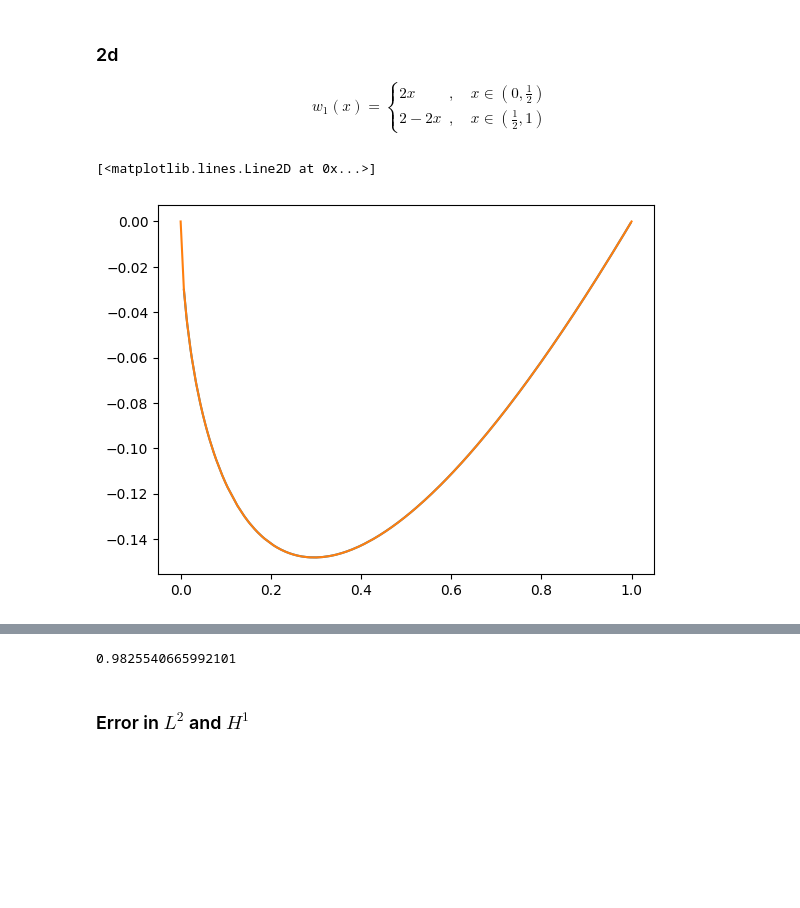
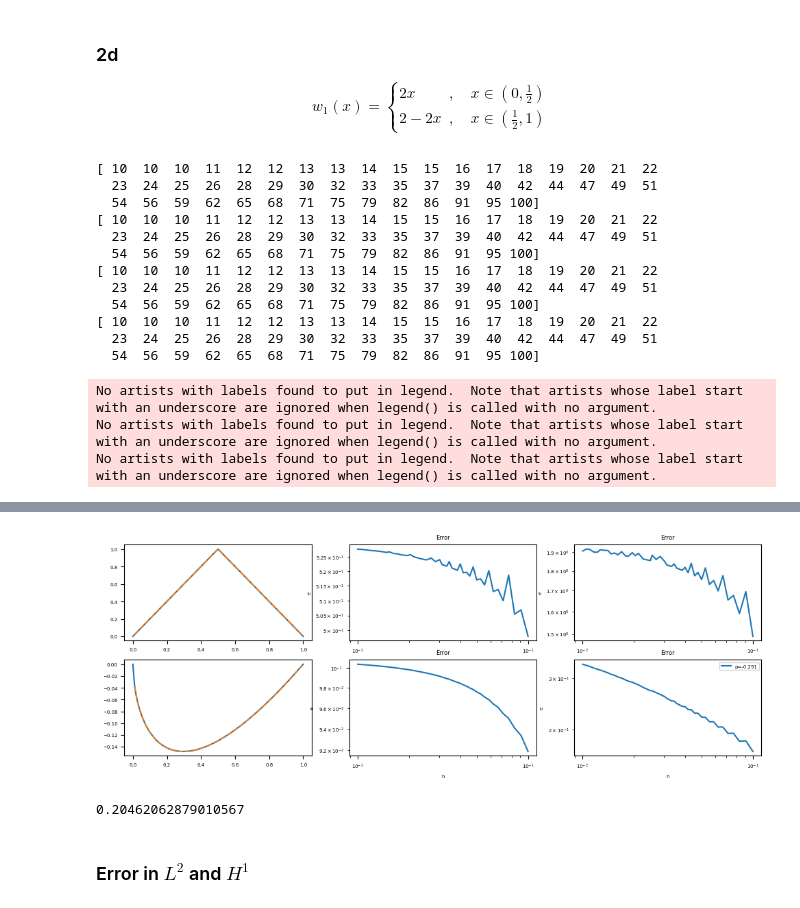
Before and after one commit to martinsw01/numdiff_p2, a Jupyter notebook: example.ipynb, the cells around one changed output, grey strips where cells are left out. Drawn from its saved outputs; the diff is of its cells as text; code cells hidden in the pictures; blank space fills up the shorter version.

```diff
--- a/example.ipynb
+++ b/example.ipynb
@@ -200,21 +240,68 @@ def w1(x):
 def w2(x):
     return x - np.power(x, 2/3)
 # %%
+'''INITIALIZATION'''
+
 alpha = 2
 b = 1
 c = 1
-
 M = 300
 X = np.sort(np.random.random(M))
 X[[0, -1]] = [0, 1]
 H = np.diff(X)
 
+# calculating numerical and analytical values of w1 and w2 based on X
 A = stiffness_matrix(alpha, b, c, H, M)
-F = load_vector(w2, X, M, elemental_load_vector_non_smooth_solution(alpha, b, c))
-U = np.linalg.solve(A, F)
+F_w1 = load_vector(w1, X, M, elemental_load_vector_non_smooth_solution(alpha, b, c))
+U_w1 = np.linalg.solve(A, F_w1)
+F_w2 = load_vector(w2, X, M, elemental_load_vector_non_smooth_solution(alpha, b, c))
+U_w2 = np.linalg.solve(A, F_w2)
+
+# claculating error
+e_w1_L2, H_w1_L2 = loglog_error(w1, w1, norm='L2')
+e_w1_H1, H_w1_H1 = loglog_error(w1, w1, norm='H1')
+
+e_w2_L2, H_w2_L2 = loglog_error(w2, w2, norm='L2')
+e_w2_H1, H_w2_H1 = loglog_error(w2, w2, norm='H1')
+# %% [output]
+[ 10  10  10  11  12  12  13  13  14  15  15  16  17  18  19  20  21  22
+  23  24  25  26  28  29  30  32  33  35  37  39  40  42  44  47  49  51
+  54  56  59  62  65  68  71  75  79  82  86  91  95 100]
+[ 10  10  10  11  12  12  13  13  14  15  15  16  17  18  19  20  21  22
+  23  24  25  26  28  29  30  32  33  35  37  39  40  42  44  47  49  51
+  54  56  59  62  65  68  71  75  79  82  86  91  95 100]
+[ 10  10  10  11  12  12  13  13  14  15  15  16  17  18  19  20  21  22
+  23  24  25  26  28  29  30  32  33  35  37  39  40  42  44  47  49  51
+  54  56  59  62  65  68  71  75  79  82  86  91  95 100]
+[ 10  10  10  11  12  12  13  13  14  15  15  16  17  18  19  20  21  22
+  23  24  25  26  28  29  30  32  33  35  37  39  40  42  44  47  49  51
+  54  56  59  62  65  68  71  75  79  82  86  91  95 100]
-# %%
-plt.plot(X[1:-1], U)
-plt.plot(X, w2(X))
-# %% [output]
-[<matplotlib.lines.Line2D at 0x...>]
-[figure, removed]
+# %%
+
+matplotlib.rcParams.update({'font.size': 5})
+'''PLOTTING'''
+fig, ((ax1, ax2, ax3), (ax4, ax5, ax6)) = plt.subplots(2, 3)
+fig.set_figwidth(12)
+fig.set_figheight(4)
+# plotting w1
+ax1.plot(X, w1(X), label='analytical')
+ax1.plot(X[1:-1], U_w1, label='numerical', linestyle='dashed')
+# plotting error for w1
+loglogplot_error(H_w1_L2, e_w1_L2, ax2)
+loglogplot_error(H_w1_H1, e_w1_H1, ax3)
+# plottting w2
+ax4.plot(X, w2(X), label='analytical')
+ax4.plot(X[1:-1], U_w2, label='numerical', linestyle='dashed')
+# plotting error for w1
+loglogplot_error(H_w2_L2, e_w2_L2, ax5)
+loglogplot_error(H_w2_H1, e_w2_H1, ax6)
+
+
+
+
+# plt.plot(X, w2(X))
+# plt.plot(X[1:-1], U, linestyle='dashed')
+# %% [output]
+No artists with labels found to put in legend.  Note that artists whose label start with an underscore are ignored when legend() is called with no argument.
+No artists with labels found to put in legend.  Note that artists whose label start with an underscore are ignored when legend() is called with no argument.
+No artists with labels found to put in legend.  Note that artists whose label start with an underscore are ignored when legend() is called with no argument.
@@ -221,7 +309,8 @@ plt.plot(X, w2(X))
+[figure, added]
 # %%
 np.max(U)
 # %% [output]
-0.9825540665992101
+0.20462062879010567
 # %% [markdown]
 ### Error in $L^2$ and $H^1$
 # %%
```
Also changed, not shown: parts of 7 cells of this notebook.
